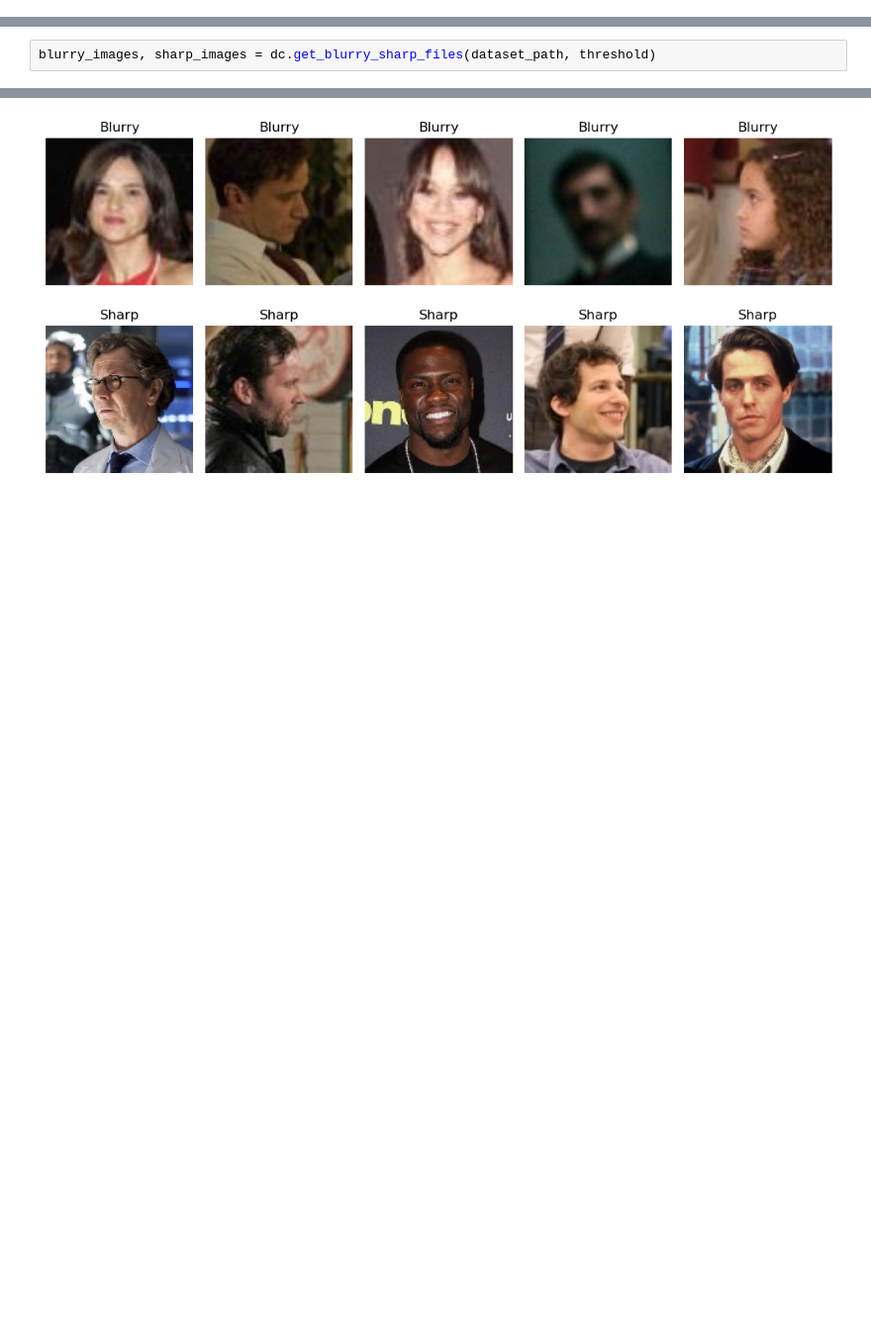
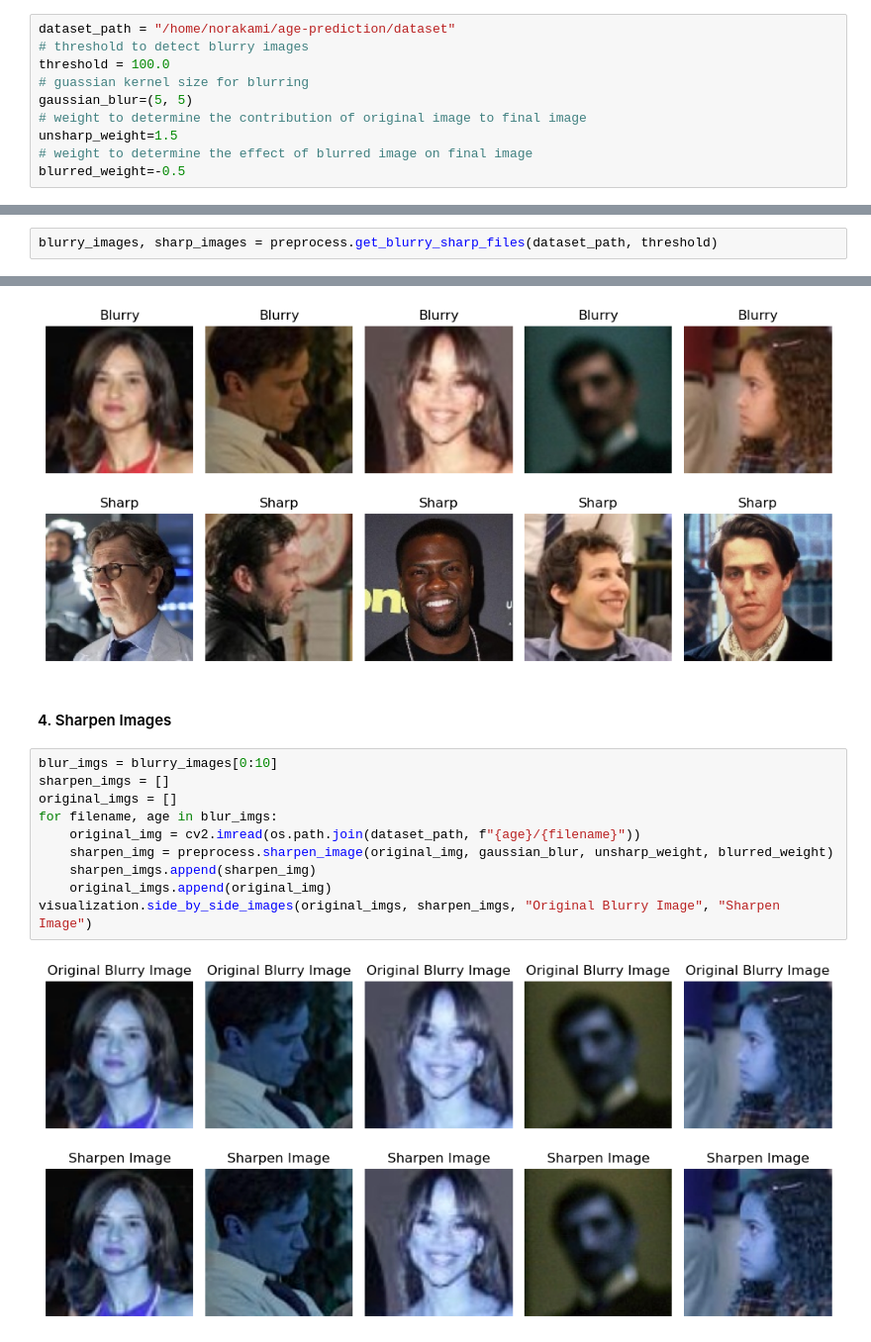
Before and after one commit to KhaingNaing/Age_estimation_CV, a Jupyter notebook: notebooks/data_cleaning.ipynb, the cells around one changed output, grey strips where cells are left out. Shown at 99% size. Saved outputs shown, nothing was run; the diff lists cells and outputs as text; blank space fills up the shorter version.

```diff
--- a/notebooks/data_cleaning.ipynb
+++ b/notebooks/data_cleaning.ipynb
@@ -35,3 +37,13 @@ threshold = 100.0
+# %%
+dataset_path = "/home/norakami/age-prediction/dataset"
+# threshold to detect blurry images
+threshold = 100.0
+# guassian kernel size for blurring
+gaussian_blur=(5, 5)
+# weight to determine the contribution of original image to final image
+unsharp_weight=1.5
+# weight to determine the effect of blurred image on final image
+blurred_weight=-0.5
 # %% [markdown]
 <a name="3"></a>
 ### 3. Image Visualization
@@ -44,5 +56,5 @@ threshold = 100.0
 <a name="3.2"></a>
 #### 3.2. Visualization of Blurry Images
 # %%
-blurry_images, sharp_images = dc.get_blurry_sharp_files(dataset_path, threshold)
+blurry_images, sharp_images = preprocess.get_blurry_sharp_files(dataset_path, threshold)
 # %%
@@ -56,3 +67,18 @@ Sharp Images len: 29324
 visualization.show_blurry_sharp_pics(dataset_path, blurry_images, sharp_images)
 # %% [output]
 [figure]
+# %% [markdown]
+<a name="4"></a>
+#### 4. Sharpen Images
+# %%
+blur_imgs = blurry_images[0:10]
+sharpen_imgs = []
+original_imgs = []
+for filename, age in blur_imgs:
+    original_img = cv2.imread(os.path.join(dataset_path, f"{age}/{filename}"))
+    sharpen_img = preprocess.sharpen_image(original_img, gaussian_blur, unsharp_weight, blurred_weight)
+    sharpen_imgs.append(sharpen_img)
+    original_imgs.append(original_img)
+visualization.side_by_side_images(original_imgs, sharpen_imgs, "Original Blurry Image", "Sharpen Image")
+# %% [output]
+[figure, added]
```
Also changed, not shown: parts of 6 cells of this notebook, 15 other files.
